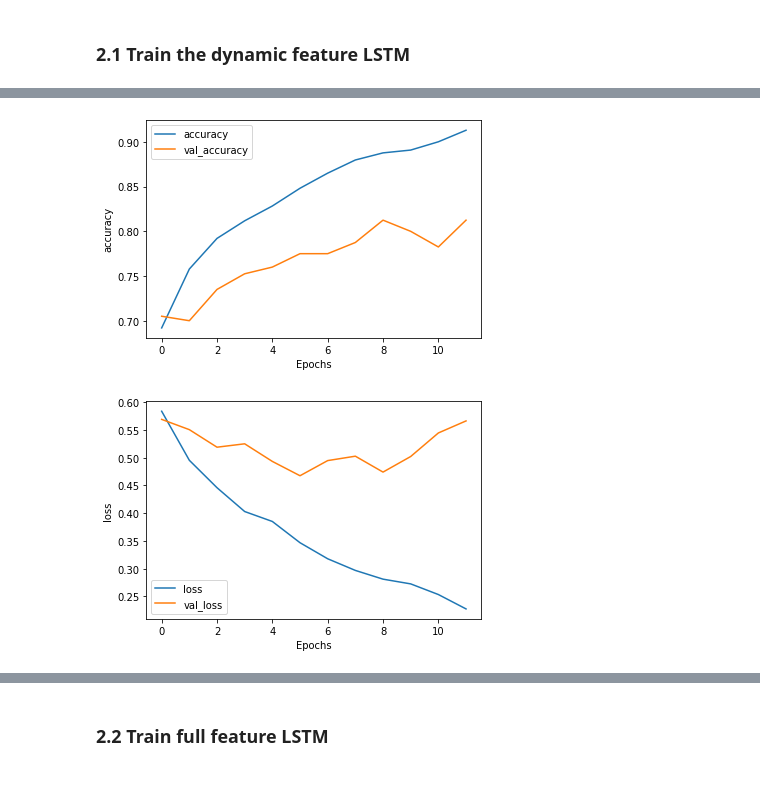
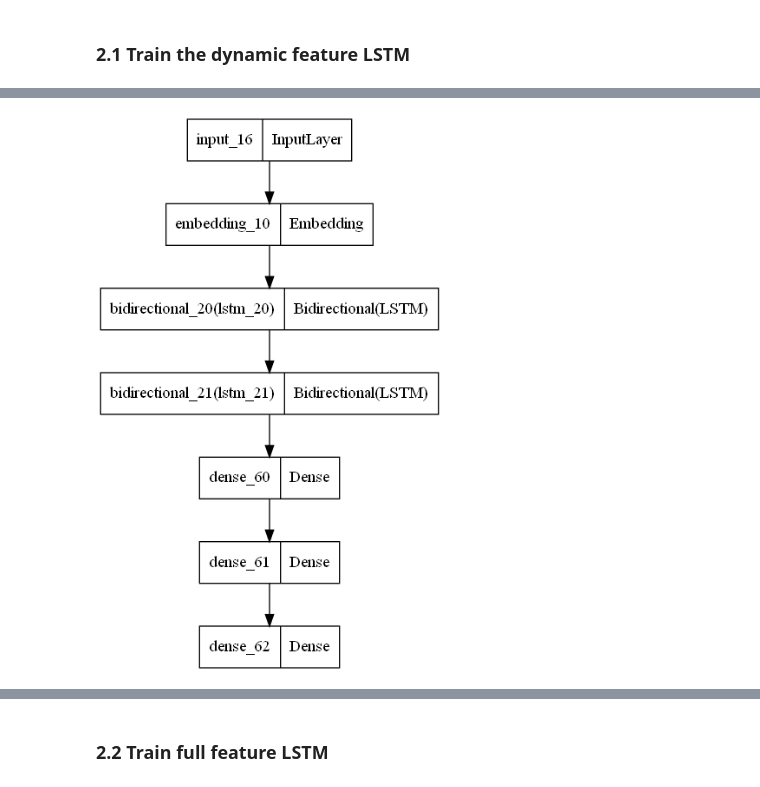
Before and after one commit to Baukmeister/cf_DRG_res, a Jupyter notebook: notebooks/2-LSTM-model-and-generate-counterfactuals.ipynb, the cells around one changed output, grey strips where cells are left out. Cells and saved outputs as stored; diff of their text form; code cells hidden in the pictures.

```diff
--- a/notebooks/2-LSTM-model-and-generate-counterfactuals.ipynb
+++ b/notebooks/2-LSTM-model-and-generate-counterfactuals.ipynb
@@ -273,6 +294,4 @@ x = layers.Dense(64)(x)
 
 # Add a classifier
 outputs = layers.Dense(1, activation="sigmoid")(x)
-main_model = keras.Model(inputs, outputs)
-
-main_model.summary()
+dynamic_lstm_model = keras.Model(inputs, outputs)
@@ -327,7 +298,4 @@ Epoch 12/30
-# %%
-# Visualize the training/validation accuracy and loss
-plot_graphs(model_history, "accuracy")
-plot_graphs(model_history, "loss")
-# %% [output]
-[figure, removed]
-[figure, removed]
+# %%
+plot_model(dynamic_lstm_model)
+# %% [output]
+[figure, added]
```
Also changed, not shown: parts of 53 cells of this notebook, 1 other file.
